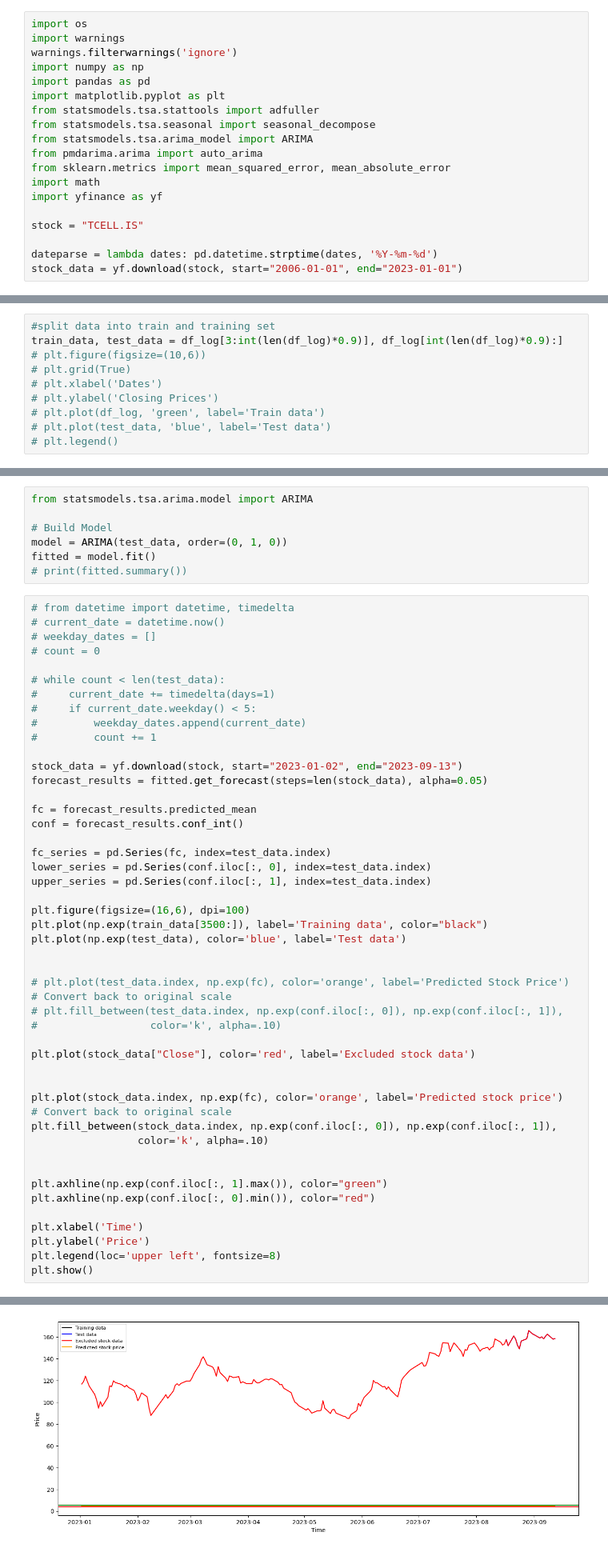
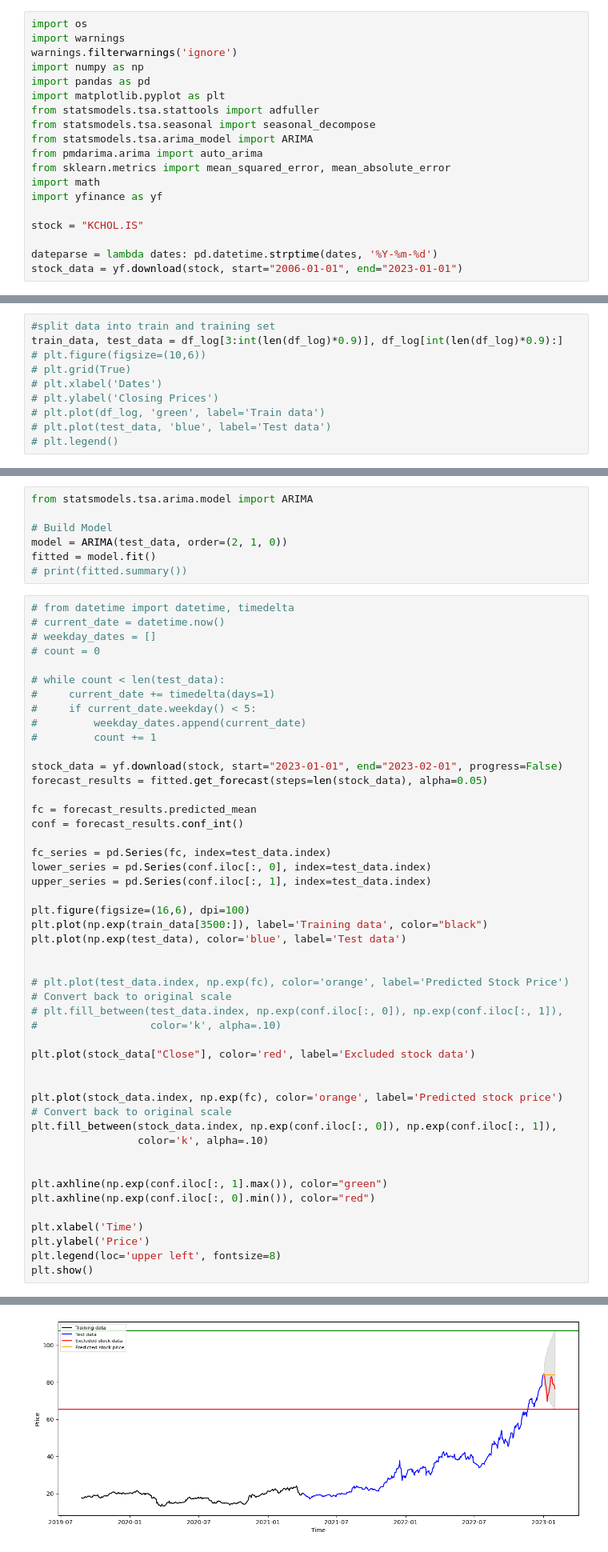
Before and after one commit to erendagasan/Eren-Dagasan-Personal, a Jupyter notebook: ARIMA SONNNNNNNNNNNNNNNNNNNNN.ipynb, the cells around one changed output, grey strips where cells are left out. Shown: that part at 80% size. Drawn from its saved outputs; the diff is of its cells as text.

```diff
--- a/ARIMA SONNNNNNNNNNNNNNNNNNNNN.ipynb
+++ b/ARIMA SONNNNNNNNNNNNNNNNNNNNN.ipynb
@@ -17,7 +17,7 @@ from sklearn.metrics import mean_squared_error, mean_absolute_error
 import math
 import yfinance as yf
 
-stock = "TCELL.IS"
+stock = "KCHOL.IS"
 
 dateparse = lambda dates: pd.datetime.strptime(dates, '%Y-%m-%d')
 stock_data = yf.download(stock, start="2006-01-01", end="2023-01-01")
@@ -75,7 +76,7 @@ Performing stepwise search to minimize aic
 from statsmodels.tsa.arima.model import ARIMA
 
 # Build Model
-model = ARIMA(test_data, order=(0, 1, 0))
+model = ARIMA(test_data, order=(2, 1, 0))
 fitted = model.fit()
 # print(fitted.summary())
 # %%
@@ -90,7 +91,7 @@ fitted = model.fit()
 #         weekday_dates.append(current_date)
 #         count += 1
 
-stock_data = yf.download(stock, start="2023-01-02", end="2023-09-13")
+stock_data = yf.download(stock, start="2023-01-01", end="2023-02-01", progress=False)
 forecast_results = fitted.get_forecast(steps=len(stock_data), alpha=0.05)
 
 fc = forecast_results.predicted_mean
@@ -129,4 +129,4 @@ plt.show()
-[figure, old version]
+[figure, new version]
 # %%
 # report performance
 mse = mean_squared_error(test_data, fc)
```
Also changed, not shown: parts of 4 cells of this notebook.
